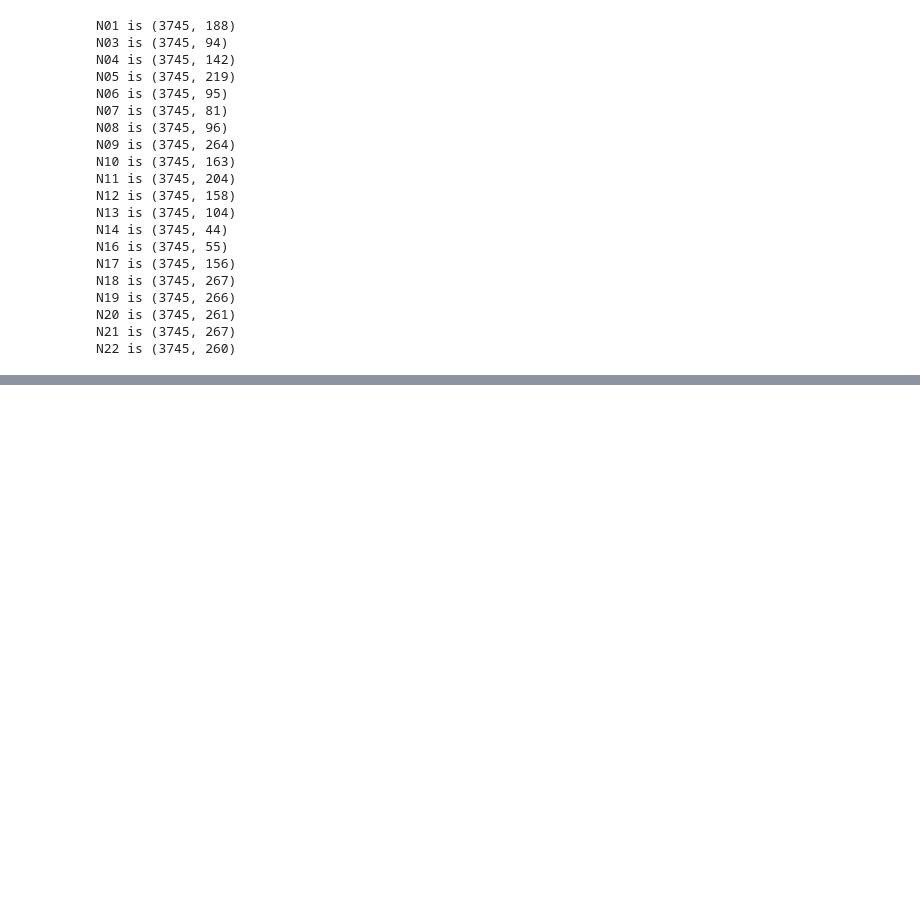
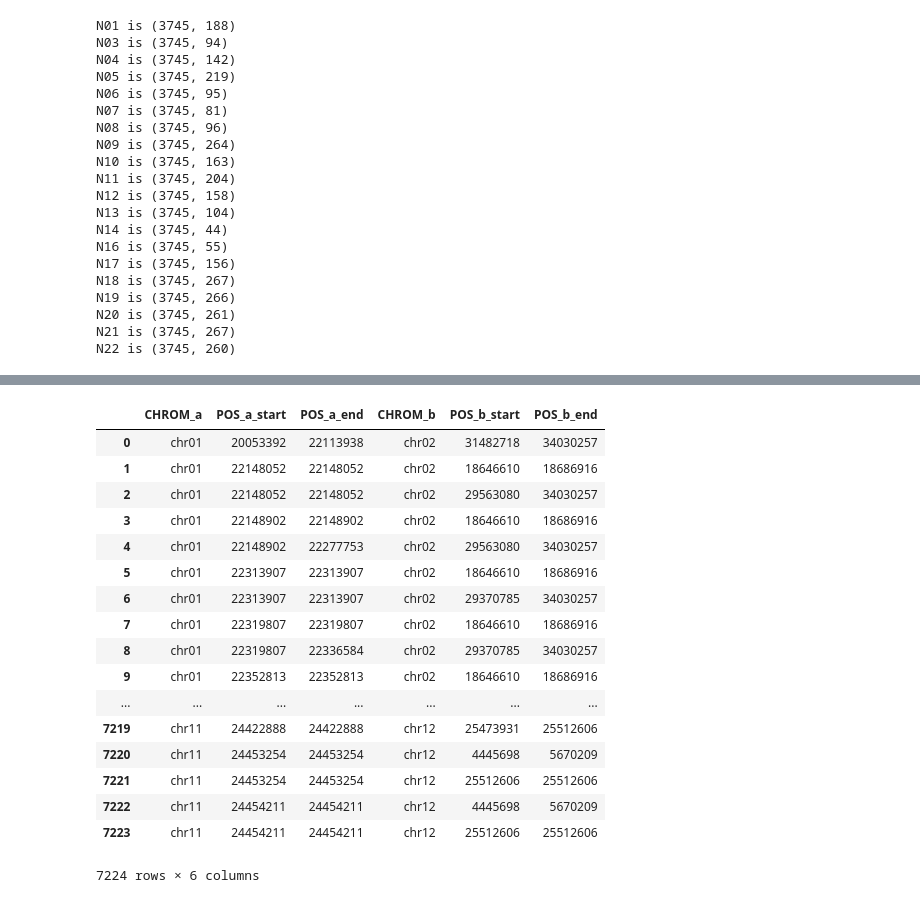
Before and after one commit to danshea/IwateBiotechnologyResearchCenter, a Jupyter notebook: Interchromosomal_linkage_disequilibrium_testing.ipynb, the cells around one changed output, grey strips where cells are left out. Saved outputs shown, nothing was run; the diff lists cells and outputs as text; code cells hidden in the pictures; blank space fills up the shorter version.

```diff
--- a/Interchromosomal_linkage_disequilibrium_testing.ipynb
+++ b/Interchromosomal_linkage_disequilibrium_testing.ipynb
@@ -212,0 +284,21 @@ for key in centroids.keys():
+# %%
+centroids['N01']
+# %% [output]
+|  | CHROM_a | POS_a_start | POS_a_end | CHROM_b | POS_b_start | POS_b_end |
+| 0 | chr01 | 20053392 | 22113938 | chr02 | 31482718 | 34030257 |
+| 1 | chr01 | 22148052 | 22148052 | chr02 | 18646610 | 18686916 |
+| 2 | chr01 | 22148052 | 22148052 | chr02 | 29563080 | 34030257 |
+| 3 | chr01 | 22148902 | 22148902 | chr02 | 18646610 | 18686916 |
+| 4 | chr01 | 22148902 | 22277753 | chr02 | 29563080 | 34030257 |
+| 5 | chr01 | 22313907 | 22313907 | chr02 | 18646610 | 18686916 |
+| 6 | chr01 | 22313907 | 22313907 | chr02 | 29370785 | 34030257 |
+| 7 | chr01 | 22319807 | 22319807 | chr02 | 18646610 | 18686916 |
+| 8 | chr01 | 22319807 | 22336584 | chr02 | 29370785 | 34030257 |
+| 9 | chr01 | 22352813 | 22352813 | chr02 | 18646610 | 18686916 |
+| ... | ... | ... | ... | ... | ... | ... |
+| 7219 | chr11 | 24422888 | 24422888 | chr12 | 25473931 | 25512606 |
+| 7220 | chr11 | 24453254 | 24453254 | chr12 | 4445698 | 5670209 |
+| 7221 | chr11 | 24453254 | 24453254 | chr12 | 25512606 | 25512606 |
+| 7222 | chr11 | 24454211 | 24454211 | chr12 | 4445698 | 5670209 |
+| 7223 | chr11 | 24454211 | 24454211 | chr12 | 25512606 | 25512606 |
+7224 rows × 6 columns
```
Also changed, not shown: parts of 11 cells of this notebook.
